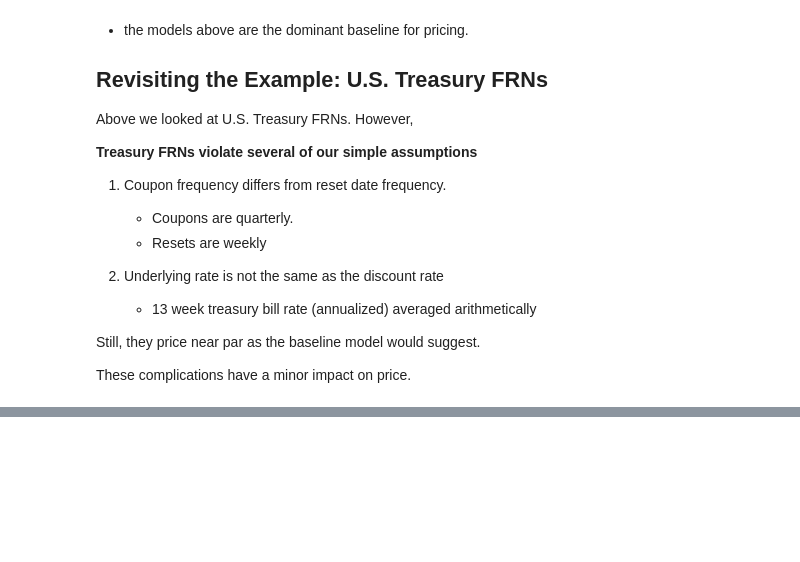
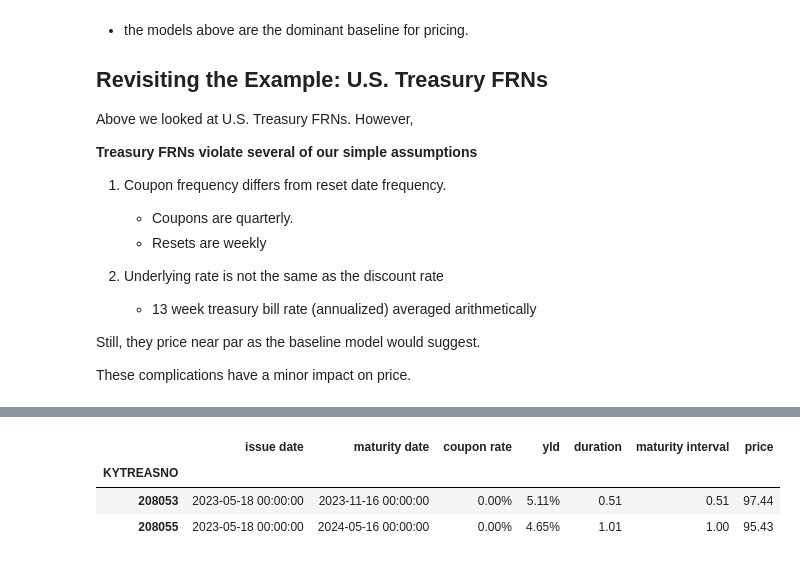
Before and after one commit to nicklewis-16/finm-fixedincome-2024, a Jupyter notebook: reviews/final-exam-studyguide.ipynb, the cells around one changed output, grey strips where cells are left out. Saved outputs shown, nothing was run; the diff lists cells and outputs as text; code cells hidden in the pictures; blank space fills up the shorter version.

```diff
--- a/reviews/final-exam-studyguide.ipynb
+++ b/reviews/final-exam-studyguide.ipynb
@@ -1714,0 +1808,10 @@ These complications have a minor impact on price.
+# %%
+QUOTE_DATE = '2023-05-15'
+
+bonds = get_bond(QUOTE_DATE,maturity=[.5,1],coupon=0)
+display(bonds.drop(columns=['outstanding']).style.format({'price':'{:.2f}','maturity interval':'{:.2f}','coupon rate':'{:.2%}','yld':'{:.2%}','duration':'{:.2f}'}))
+# %% [output]
+|  | issue date | maturity date | coupon rate | yld | duration | maturity interval | price |
+| KYTREASNO |  |  |  |  |  |  |  |
+| 208053 | 2023-05-18 00:00:00 | 2023-11-16 00:00:00 | 0.00% | 5.11% | 0.51 | 0.51 | 97.44 |
+| 208055 | 2023-05-18 00:00:00 | 2024-05-16 00:00:00 | 0.00% | 4.65% | 1.01 | 1.00 | 95.43 |
```
Also changed, not shown: parts of 20 cells of this notebook, 1 other file.
